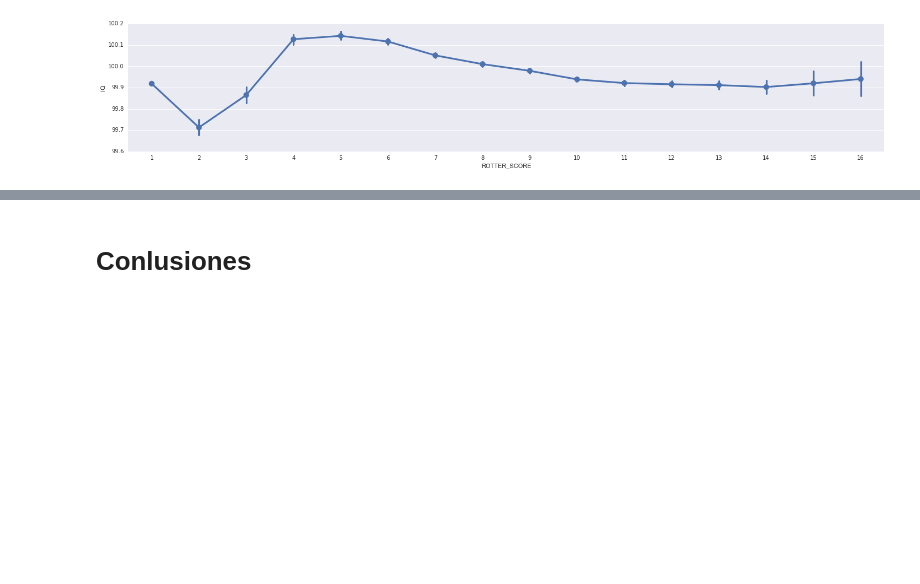
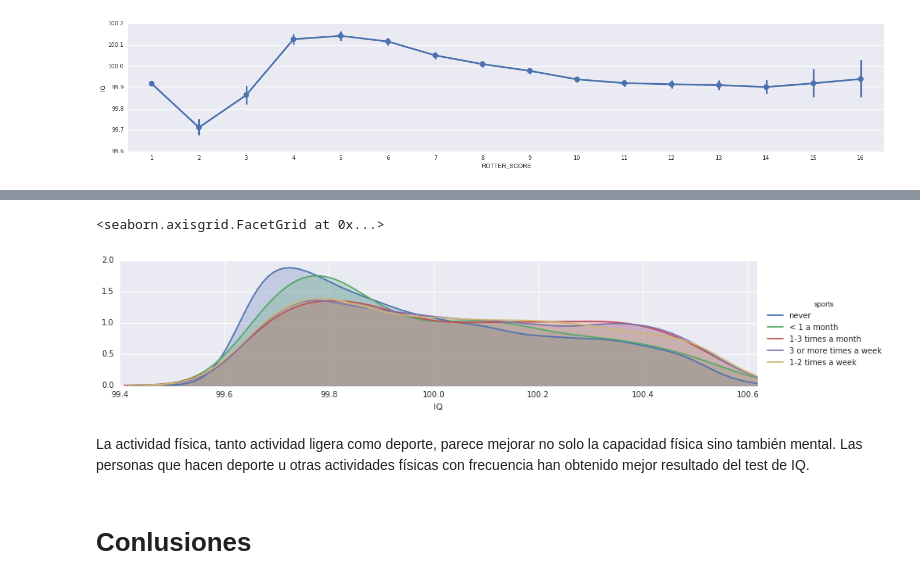
Before and after one commit to annalawrenc/-Entornos-data-science---Python, a Jupyter notebook: EjercicioLibre/Entrega3EjercicioLibre-IQresearchNLSY79.ipynb, the cells around one changed output, grey strips where cells are left out. Saved outputs shown, nothing was run; the diff lists cells and outputs as text; code cells hidden in the pictures; blank space fills up the shorter version.

```diff
--- a/EjercicioLibre/Entrega3EjercicioLibre-IQresearchNLSY79.ipynb
+++ b/EjercicioLibre/Entrega3EjercicioLibre-IQresearchNLSY79.ipynb
@@ -799,3 +825,15 @@ Podemos ver que las personas con puntuación mediana muestran mayor IQ. Sin emba
+# %%
+import seaborn as sns
+%matplotlib inline
+facet = sns.FacetGrid(datos, hue="sports",aspect=4)
+facet.map(sns.kdeplot,'IQ',shade= True)
+facet.set(xlim=(99.4, datos['IQ'].max()))
+facet.add_legend()
+# %% [output]
+<seaborn.axisgrid.FacetGrid at 0x...>
+[figure, added]
+# %% [markdown]
+La actividad física, tanto actividad ligera como deporte, parece mejorar no solo la capacidad física sino también mental. Las personas que hacen deporte u otras actividades físicas con frecuencia han obtenido mejor resultado del test de IQ.
 # %% [markdown]
 # Conlusiones
 # %% [markdown]
```
Also changed, not shown: parts of 10 cells of this notebook.
